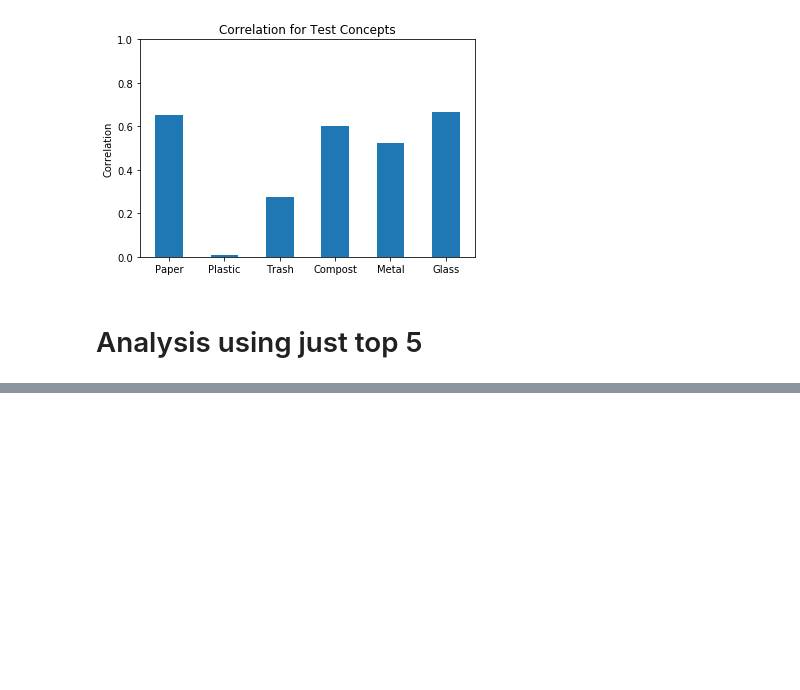
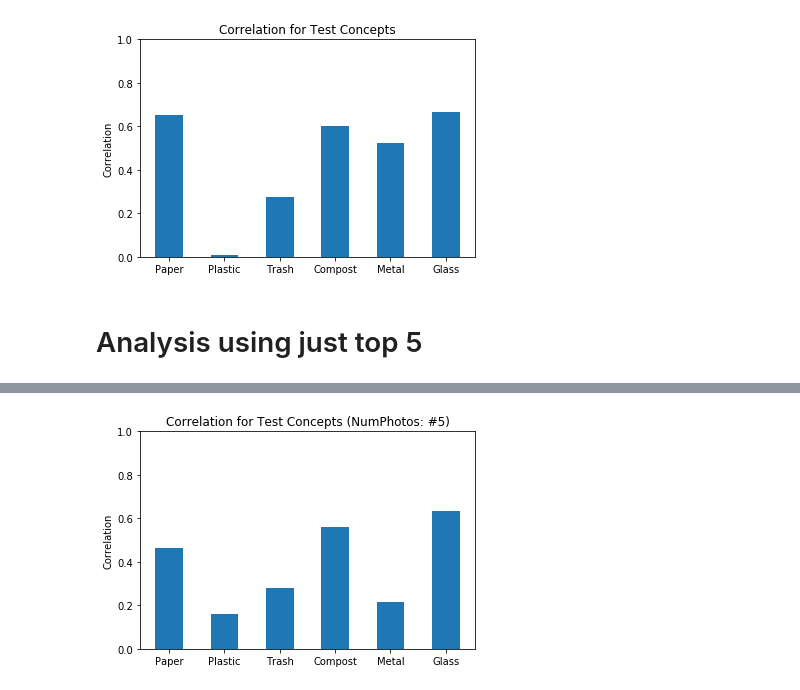
Before and after one commit to Raginii/Color-Concept-Associations-using-Google-Images, a Jupyter notebook: 01_getFeaturesTest.ipynb, the cells around one changed output, grey strips where cells are left out. Cells and saved outputs as stored; diff of their text form; code cells hidden in the pictures; blank space fills up the shorter version.

```diff
--- a/01_getFeaturesTest.ipynb
+++ b/01_getFeaturesTest.ipynb
@@ -522,0 +540,10 @@ ValueError: operands could not be broadcast together with shapes (37,) (0,)
+# %%
+barWidth = 0.5
+plt.bar(range(1,7),win0, width = barWidth)
+plt.xticks(range(1,7),allConcepts)
+plt.title("Correlation for Test Concepts (NumPhotos: #5)")
+plt.ylabel('Correlation')
+plt.ylim(0,1)
+plt.show()
+# %% [output]
+[figure, added]
```
Also changed, not shown: parts of 4 cells of this notebook.
